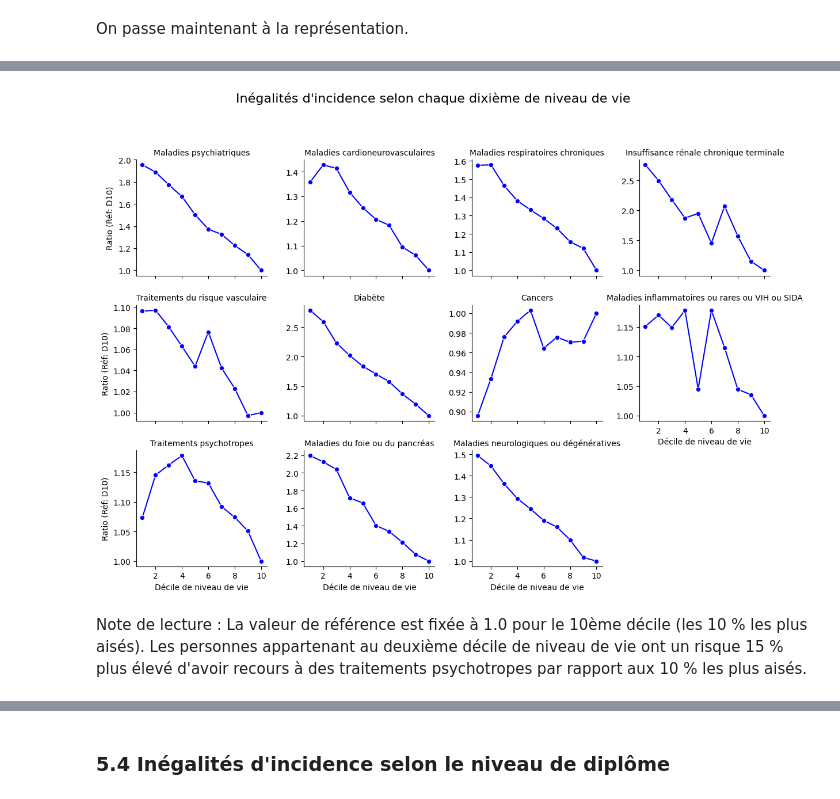
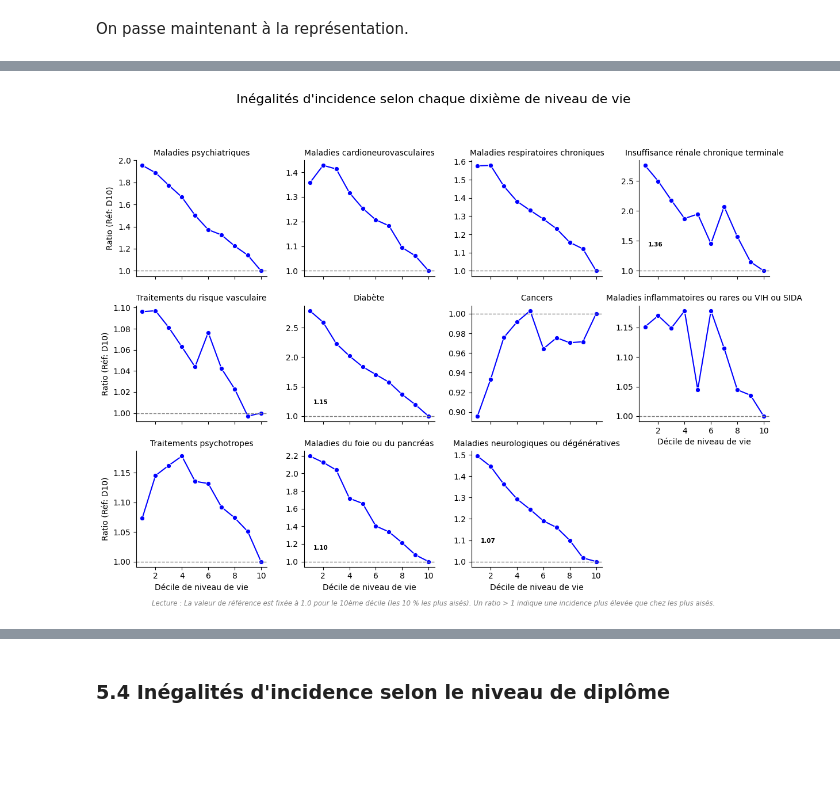
Before and after one commit to clemence-pinsard/projet_python_pour_datascience, a Jupyter notebook: main.ipynb, the cells around one changed output, grey strips where cells are left out. Drawn from its saved outputs; the diff is of its cells as text; code cells hidden in the pictures; blank space fills up the shorter version.

```diff
--- a/main.ipynb
+++ b/main.ipynb
@@ -641,6 +685,24 @@ pivot_inc['Ratio_D1_D10'] = pivot_inc[1] / pivot_inc[10]
 
 print("Inégalités d'incidence : Ratio Modestes (D1) / Aisés (D10)")
 display(pivot_inc[['Ratio_D1_D10']].sort_values(by='Ratio_D1_D10', ascending=False))
+
+fig, ax = plt.subplots(figsize=(8, 5))
+data_plot = pivot_inc[['Ratio_D1_D10']].sort_values('Ratio_D1_D10')
+
+ax.hlines(data_plot.index, 1, data_plot['Ratio_D1_D10'], color='steelblue', linewidth=2)
+ax.plot(data_plot['Ratio_D1_D10'], data_plot.index, 'o', color='steelblue', markersize=8)
+ax.axvline(1, linestyle='--', color='gray', linewidth=1)  # référence parité
+
+for _, row in data_plot.iterrows():
+    ax.annotate(f"{row['Ratio_D1_D10']:.2f}", xy=(row['Ratio_D1_D10'], _),
+                xytext=(4, 0), textcoords='offset points', fontsize=8, va='center')
+
+ax.set_xlabel("Ratio d'incidence Modestes (D1) / Aisés (D10)", fontsize=11)
+ax.set_title("Inégalités d'incidence par catégorie de maladie\n(Ratio > 1 : les modestes sont plus touchés)", fontsize=12)
+ax.grid(axis='x', linestyle='--', alpha=0.4)
+ax.set_axisbelow(True)
+plt.tight_layout()
+plt.show()
 # %% [output]
 Inégalités d'incidence : Ratio Modestes (D1) / Aisés (D10)
 | valGroupage | Ratio_D1_D10 |
@@ -663,17 +734,33 @@ Ce bloc crée des graphiques en ligne (un par catégorie de maladie) montrant l'
 # %%
 df_inc_ratio = df_inc.groupby('catLib', group_keys=False).apply(calc_ratio_d10)
 
 # Visualisation
 g = sns.FacetGrid(df_inc_ratio, col="catLib", col_wrap=4, height=3, sharey=False)
 g.map(sns.lineplot, "valGroupage", "ratio_to_D10", marker="o", color="blue")
 g.set_axis_labels("Décile de niveau de vie", "Ratio (Réf: D10)")
 g.set_titles(col_template="{col_name}")
 
+g.refline(y=1, linestyle="--", color="gray", linewidth=1)  # ← ligne de référence à y=1
+
+# Annotation de la valeur du ratio au décile 1 sur chaque facette
+for ax, (catlib, group) in zip(g.axes.flat, df_inc_ratio.groupby("catLib")):
+    val = group.loc[group["valGroupage"] == 1, "ratio_to_D10"]
+    if not val.empty:
+        ax.annotate(f"{val.values[0]:.2f}", xy=(1, val.values[0]),
+                    xytext=(4, 4), textcoords="offset points", fontsize=7.5, fontweight="bold")
+
+g.fig.suptitle("Inégalités d'incidence selon chaque dixième de niveau de vie", fontsize=16)
+
+# ← Note de lecture intégrée dans la figure (remplace la cellule Markdown suivante)
+g.fig.text(
+    0.5, -0.01,
+    "Lecture : La valeur de référence est fixée à 1.0 pour le 10ème décile (les 10 % les plus aisés). "
+    "Un ratio > 1 indique une incidence plus élevée que chez les plus aisés.",
+    ha="center", fontsize=8.5, style="italic", color="gray"
+)
+
 plt.subplots_adjust(top=0.85)
 g.fig.suptitle("Inégalités d'incidence selon chaque dixième de niveau de vie", fontsize=16)
 plt.show()
 # %% [output]
-[figure, old version]
+[figure, new version]
-# %% [markdown]
-Note de lecture : La valeur de référence est fixée à 1.0 pour le 10ème décile (les 10 % les plus aisés).
-Les personnes appartenant au deuxième décile de niveau de vie ont un risque 15 % plus élevé d'avoir recours à des traitements psychotropes par rapport aux 10 % les plus aisés.
```
Also changed, not shown: parts of 16 cells of this notebook, 1 other file.
